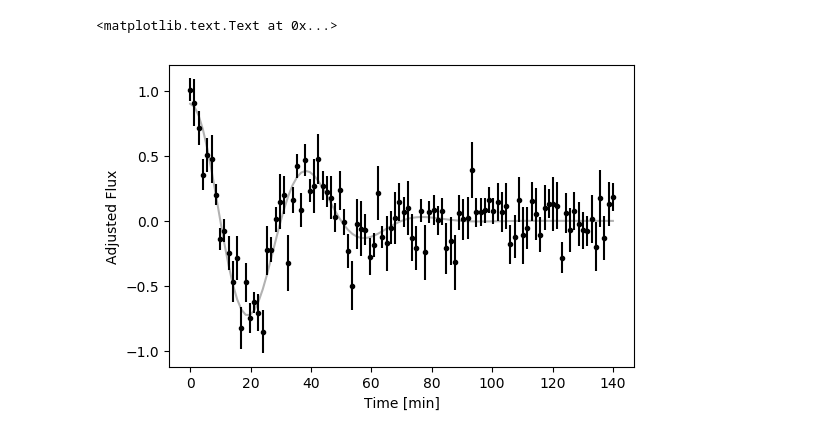
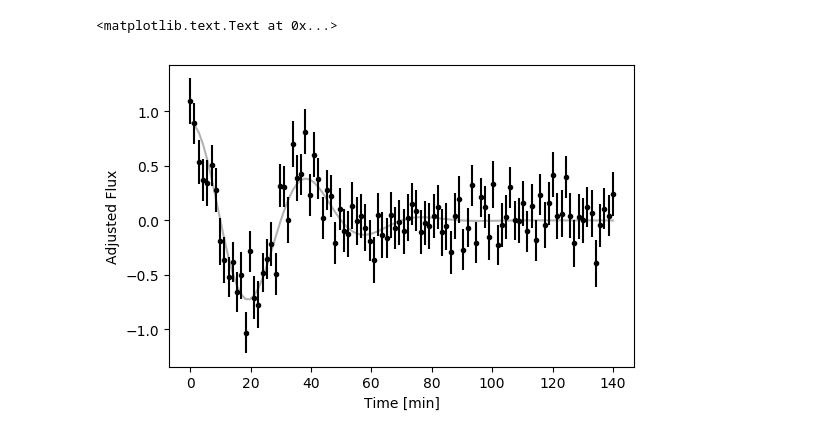
Before and after one commit to RileyWClarke/QPP-GP, a Jupyter notebook: QPP-GP.ipynb, the cells around one changed output. Cells and saved outputs as stored; diff of their text form; code cells hidden in the pictures.

```diff
--- a/QPP-GP.ipynb
+++ b/QPP-GP.ipynb
@@ -22,15 +23,15 @@ def qpp_model(t,A,B,tau_g,P,phase):
 # %%
 t = np.linspace(0, 140, 100)
 QPP = qpp_model(t,0.9,0,30,40,0)
-yerr = np.random.uniform(0.08, 0.22, len(t))
+yerr = np.random.uniform(0.18, 0.22, len(t))
 
 y = QPP + yerr * np.random.randn(len(t))
 true_y = QPP
 
 plt.plot(t, true_y, "k", lw=1.5, alpha=0.3)
 plt.errorbar(t, y, yerr=yerr, fmt=".k", capsize=0)
 plt.xlabel("Time [min]")
 plt.ylabel("Adjusted Flux")
 # %% [output]
 <matplotlib.text.Text at 0x...>
-[figure, old version]
+[figure, new version]
```
Also changed, not shown: parts of 8 cells of this notebook.
